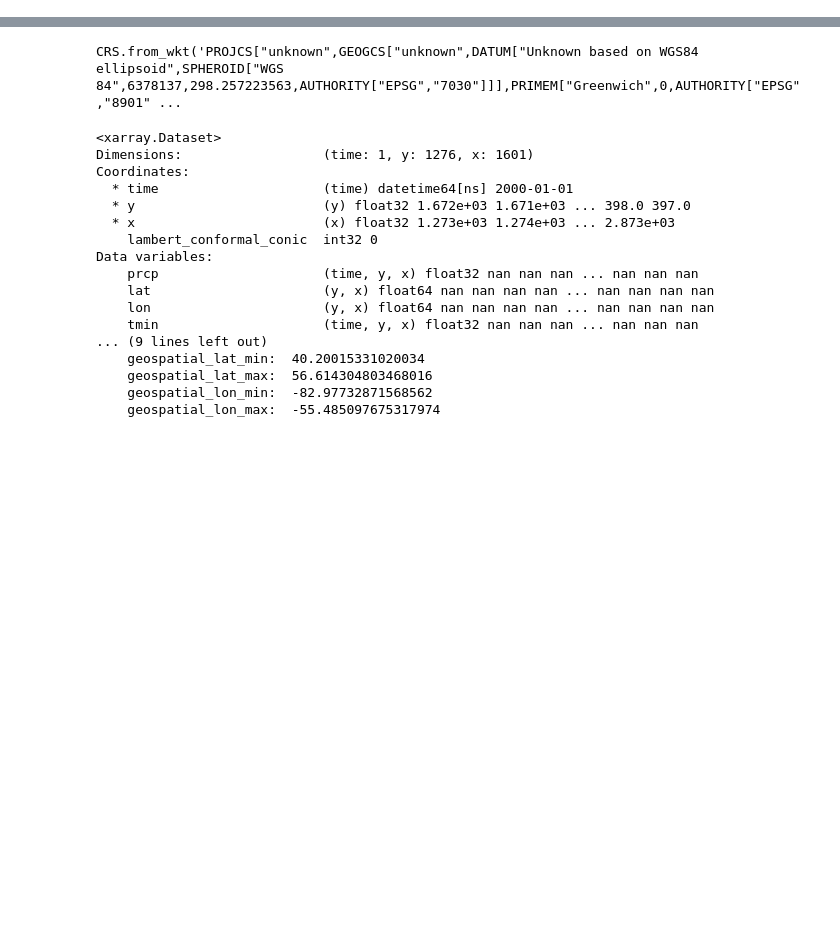
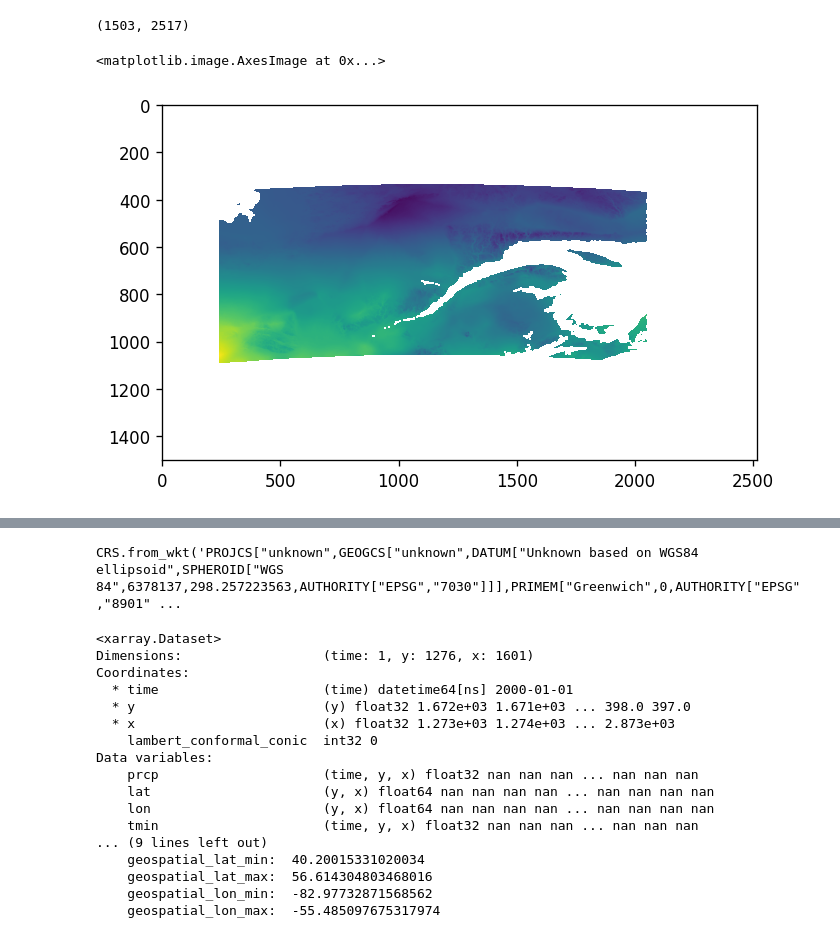
Before and after one commit to billxby/ISEF-ML-wildfires-risk-prediction-in-quebec, a Jupyter notebook: Extract/extract_weather.ipynb, the cells around one changed output, grey strips where cells are left out. Drawn from its saved outputs; the diff is of its cells as text; code cells hidden in the pictures; blank space fills up the shorter version.

```diff
--- a/Extract/extract_weather.ipynb
+++ b/Extract/extract_weather.ipynb
@@ -25,0 +25,15 @@ from scipy.ndimage import rotate
+# %%
+mcrs = " ".join(
+        [
+            "+proj=lcc",
+            "+lat_1=25",
+            "+lat_2=60",
+            "+lat_0=42.5",
+            "+lon_0=-100",
+            "+x_0=0",
+            "+y_0=0",
+            "+ellps=WGS84",
+            "+units=km",
+            "+no_defs",
+        ]
+    )
@@ -30,3 +105,12 @@ var = ["prcp", "tmin"]
 dates = ("2000-01-01", "2000-01-01")
 
 monthly = daymet.get_bygeom(poly, dates, variables=var)
+# %%
+monthly = monthly.rio.write_crs(mcrs)
+rf = monthly.rio.reproject("epsg:4326")
+# %%
+arr = np.array(rf.tmin)[0]
+# %%
+arr.shape
+# %% [output]
+(1503, 2517)
@@ -32,0 +122,5 @@ monthly = daymet.get_bygeom(poly, dates, variables=var)
+# %%
+plt.imshow(arr)
+# %% [output]
+<matplotlib.image.AxesImage at 0x...>
+[figure, added]
```
Also changed, not shown: parts of 16 cells of this notebook, 18 other files.
